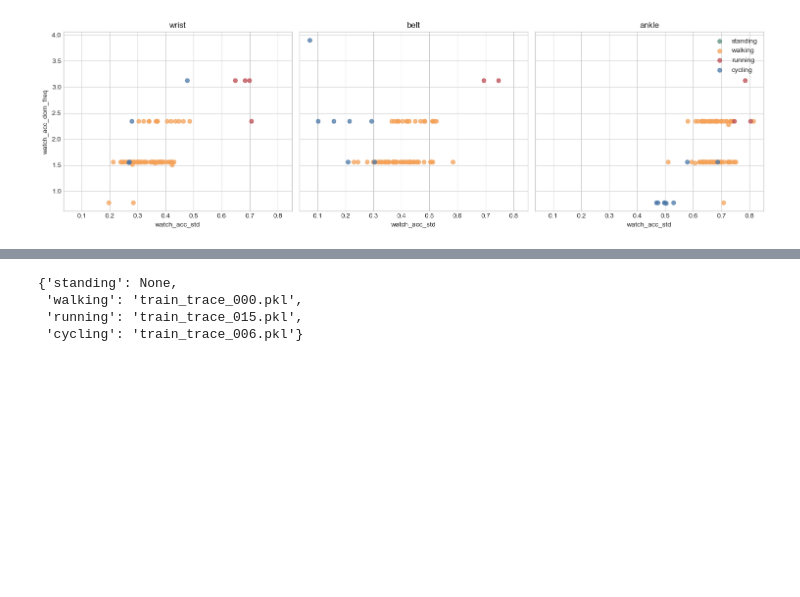
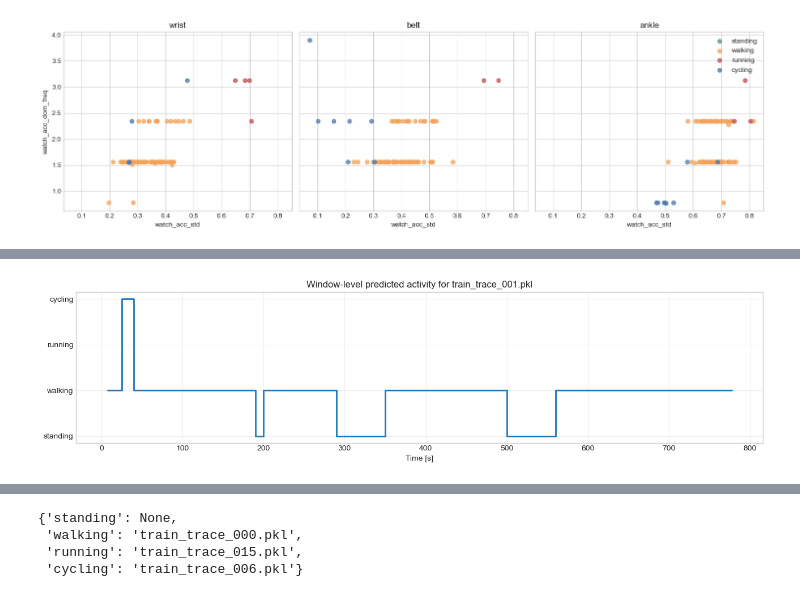
Before and after one commit to groggero/Mobile-Health, a Jupyter notebook: activity_analysis.ipynb, the cells around one changed output, grey strips where cells are left out. Saved outputs shown, nothing was run; the diff lists cells and outputs as text; code cells hidden in the pictures; blank space fills up the shorter version.

```diff
--- a/activity_analysis.ipynb
+++ b/activity_analysis.ipynb
@@ -563,0 +713,8 @@ plt.show()
+# %%
+example_watch_loc_name = WATCH_LOC_NAMES.get(example_multilabel_recording.labels.get("watch_loc"), str(example_multilabel_recording.labels.get("watch_loc")))
+example_rule_params = rule_df.loc[example_watch_loc_name]
+example_window_labeled_df, example_sustained_summary = sustained_activity_summary(example_window_df, example_rule_params)
+
+print(f"Watch location: {example_watch_loc_name}")
+display(example_sustained_summary)
+example_window_labeled_df[["start_s", "end_s", "watch_acc_std", "watch_acc_dom_freq", "watch_gyr_std", "pred_label"]].head(12)
@@ -563,0 +741,18 @@ plt.show()
+# %%
+activity_to_y = {activity: idx for idx, activity in enumerate(ACTIVITY_ORDER)}
+
+fig, ax = plt.subplots(figsize=(13, 3.5))
+ax.step(
+    example_window_labeled_df["mid_s"],
+    example_window_labeled_df["pred_label"].map(activity_to_y),
+    where="mid",
+    linewidth=2,
+)
+ax.set_yticks(list(activity_to_y.values()), ACTIVITY_ORDER)
+ax.set_xlabel("Time [s]")
+ax.set_title(f"Window-level predicted activity for {example_multilabel_file}")
+ax.grid(True, alpha=0.3)
+plt.tight_layout()
+plt.show()
+# %% [output]
+[figure, added]
```
Also changed, not shown: parts of 16 cells of this notebook.
